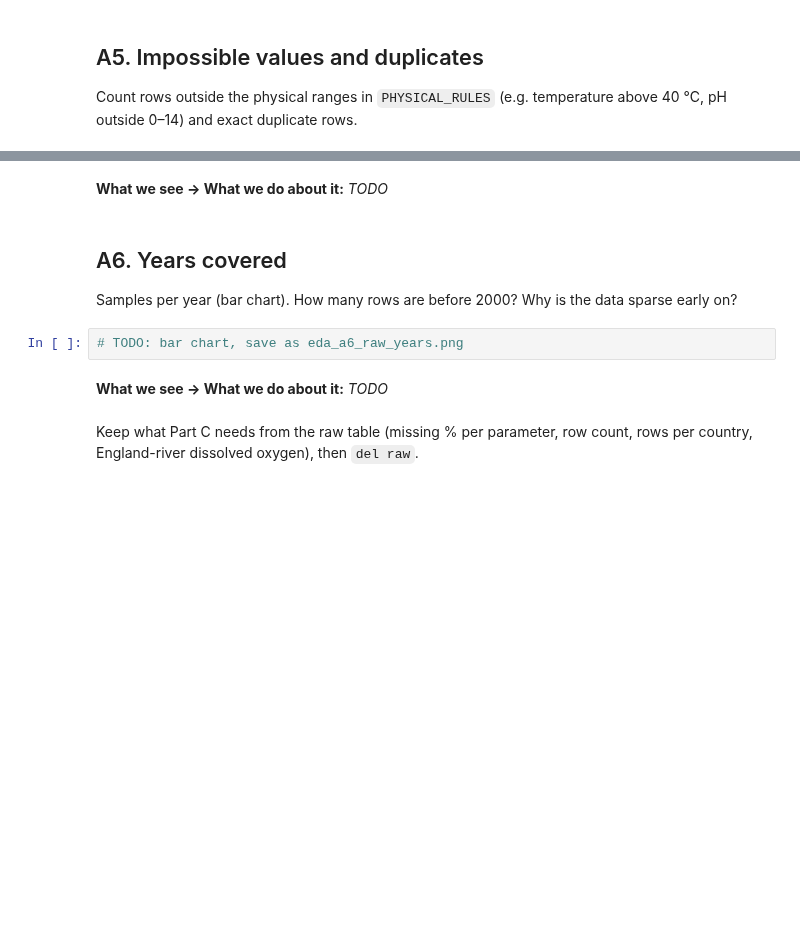
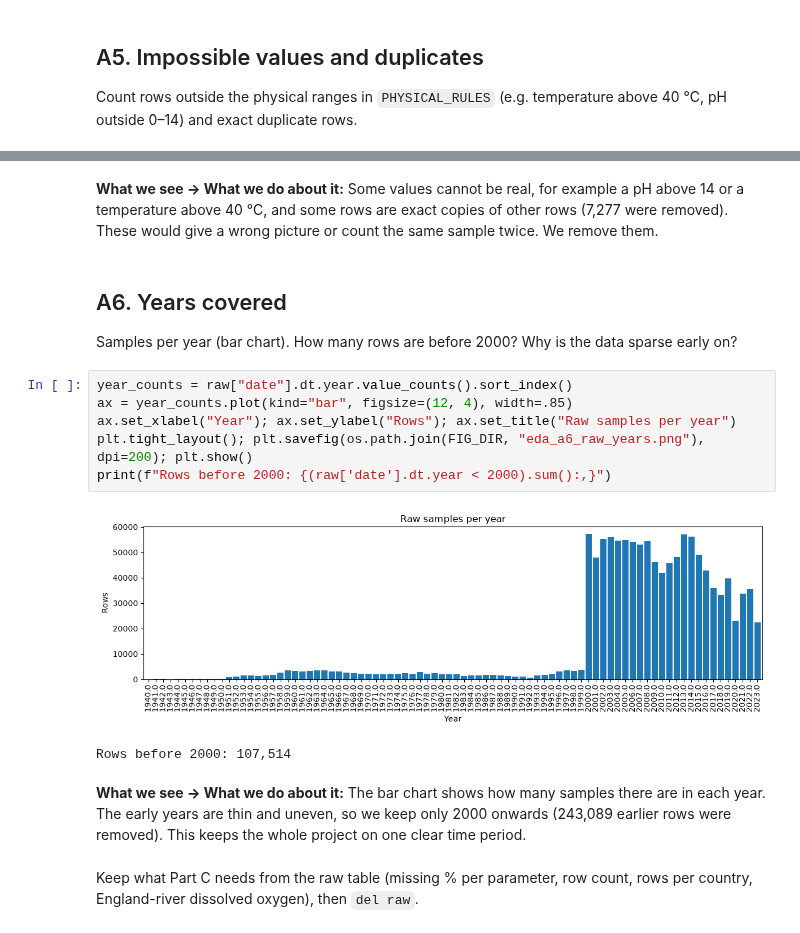
Before and after one commit to Priyal-2005/water-quality-prediction, a Jupyter notebook: notebooks/01_eda.ipynb, the cells around one changed output, grey strips where cells are left out. Cells and saved outputs as stored; diff of their text form; blank space fills up the shorter version.

```diff
--- a/notebooks/01_eda.ipynb
+++ b/notebooks/01_eda.ipynb
@@ -78,12 +193,19 @@ Count rows outside the physical ranges in `PHYSICAL_RULES` (e.g. temperature abo
 # %% [markdown]
-**What we see → What we do about it:** *TODO*
+**What we see → What we do about it:** Some values cannot be real, for example a pH above 14 or a temperature above 40 °C, and some rows are exact copies of other rows (7,277 were removed). These would give a wrong picture or count the same sample twice. We remove them.
 # %% [markdown]
 ## A6. Years covered
 Samples per year (bar chart). How many rows are before 2000? Why is the data sparse early on?
 # %%
-# TODO: bar chart, save as eda_a6_raw_years.png
+year_counts = raw["date"].dt.year.value_counts().sort_index()
+ax = year_counts.plot(kind="bar", figsize=(12, 4), width=.85)
+ax.set_xlabel("Year"); ax.set_ylabel("Rows"); ax.set_title("Raw samples per year")
+plt.tight_layout(); plt.savefig(os.path.join(FIG_DIR, "eda_a6_raw_years.png"), dpi=200); plt.show()
+print(f"Rows before 2000: {(raw['date'].dt.year < 2000).sum():,}")
+# %% [output]
+[figure, added]
+Rows before 2000: 107,514
 # %% [markdown]
-**What we see → What we do about it:** *TODO*
+**What we see → What we do about it:** The bar chart shows how many samples there are in each year. The early years are thin and uneven, so we keep only 2000 onwards (243,089 earlier rows were removed). This keeps the whole project on one clear time period.
 # %% [markdown]
 Keep what Part C needs from the raw table (missing % per parameter, row count, rows per country, England-river dissolved oxygen), then `del raw`.
 # %%
```
Also changed, not shown: parts of 32 cells of this notebook, 10 other files.
